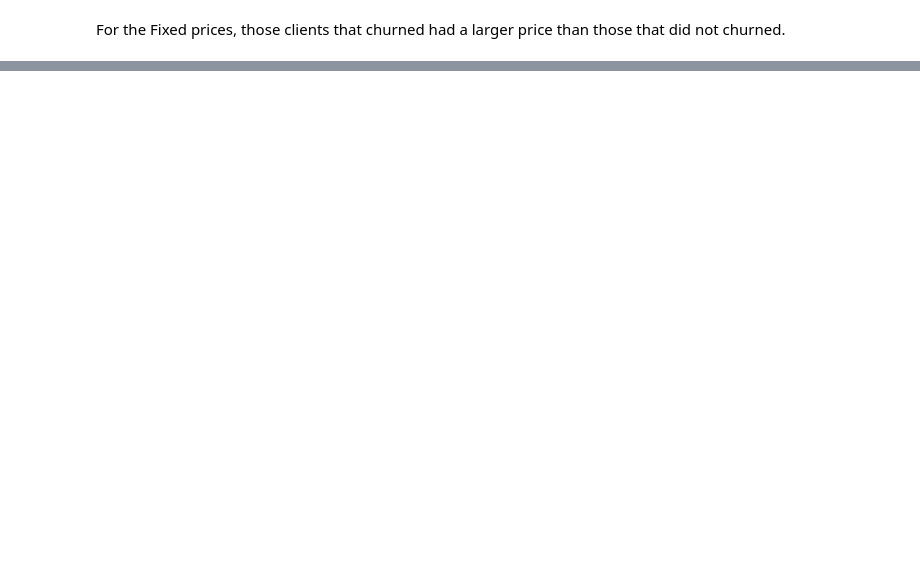
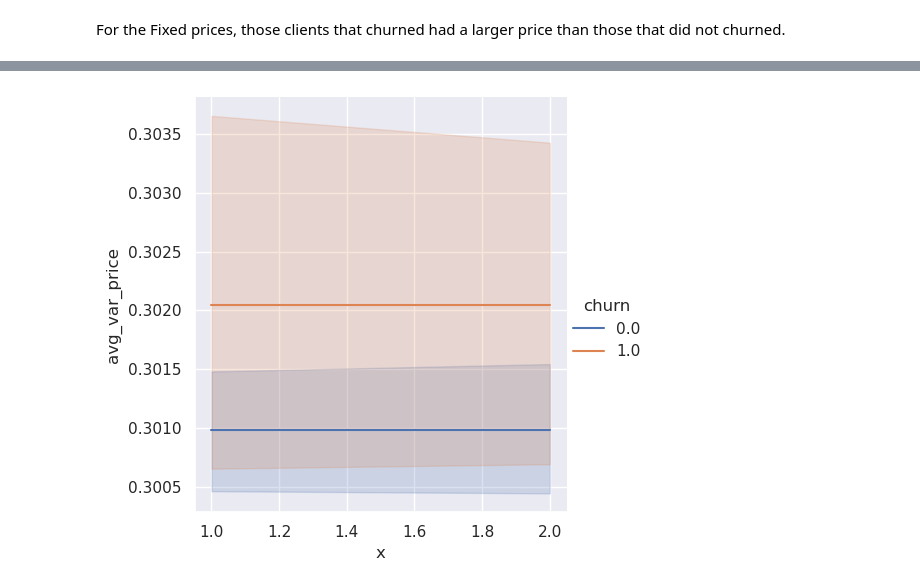
Before and after one commit to Ramon-PR/BCG-DataScience-The-Forage, a Jupyter notebook: nbs/Task2_Data_exploration.ipynb, the cells around one changed output, grey strips where cells are left out. Drawn from its saved outputs; the diff is of its cells as text; code cells hidden in the pictures; blank space fills up the shorter version.

```diff
--- a/nbs/Task2_Data_exploration.ipynb
+++ b/nbs/Task2_Data_exploration.ipynb
@@ -607,0 +725,2 @@ For the Fixed prices, those clients that churned had a larger price than those t
+# %%
+df_prices = price_df.join(client_df.select(pl.col(["id", "churn"])), how="inner", on="id")
@@ -607,0 +729,18 @@ For the Fixed prices, those clients that churned had a larger price than those t
+# %%
+df_avg = df_prices.group_by("id", maintain_order=True).agg(
+        pl.all().mean().name.prefix("avg_")
+        ).select(
+        #     pl.exclude("avg_price_date")
+            pl.col("id"),
+            pl.col("avg_churn").alias("churn"),
+            avg_var_price = pl.col("avg_price_off_peak_var") + pl.col("avg_price_peak_var") + pl.col("avg_price_mid_peak_var"),
+            avg_fix_price = pl.col("avg_price_off_peak_fix") + pl.col("avg_price_peak_fix") + pl.col("avg_price_mid_peak_fix"),
+            avg_var_peak = pl.col("avg_price_peak_var"),
+            avg_var_mid = pl.col("avg_price_mid_peak_var"),
+            avg_var_off = pl.col("avg_price_off_peak_var"),
+            avg_fix_peak = pl.col("avg_price_peak_fix"),
+            avg_fix_mid = pl.col("avg_price_mid_peak_fix"),
+            avg_fix_off = pl.col("avg_price_off_peak_fix"),
+            )
+
+display(df_avg.head(3))
@@ -607,0 +797,18 @@ For the Fixed prices, those clients that churned had a larger price than those t
+# %%
+df_filtered = df_avg.filter(
+    # (pl.col("avg_var_price")>0.0) & (pl.col("avg_fix_price")>0.0)
+    (pl.col("avg_var_peak")>0.0) & (pl.col("avg_var_mid")>0.0) & (pl.col("avg_var_off")>0.0)
+    ).select(
+        pl.col("avg_var_price"),
+        pl.col("avg_fix_price"),
+        pl.col("churn"),
+        pl.col("avg_var_peak"),
+        pl.col("avg_var_mid"),
+        pl.col("avg_var_off"),
+        pl.col("avg_fix_peak"),
+        pl.col("avg_fix_mid"),
+        pl.col("avg_fix_off"),
+        x=1
+        )
+
+display(df_filtered)
@@ -607,0 +846,8 @@ For the Fixed prices, those clients that churned had a larger price than those t
+# %%
+sns.relplot(x=pl.concat([df_filtered["x"], 1+df_filtered["x"]]),
+            y=pl.concat([df_filtered["avg_var_price"], df_filtered["avg_var_price"]]),
+            hue=pl.concat([df_filtered["churn"], df_filtered["churn"]]),
+            kind="line")
+plt.show()
+# %% [output]
+[figure, added]
```
Also changed, not shown: parts of 29 cells of this notebook, 20 other files.
